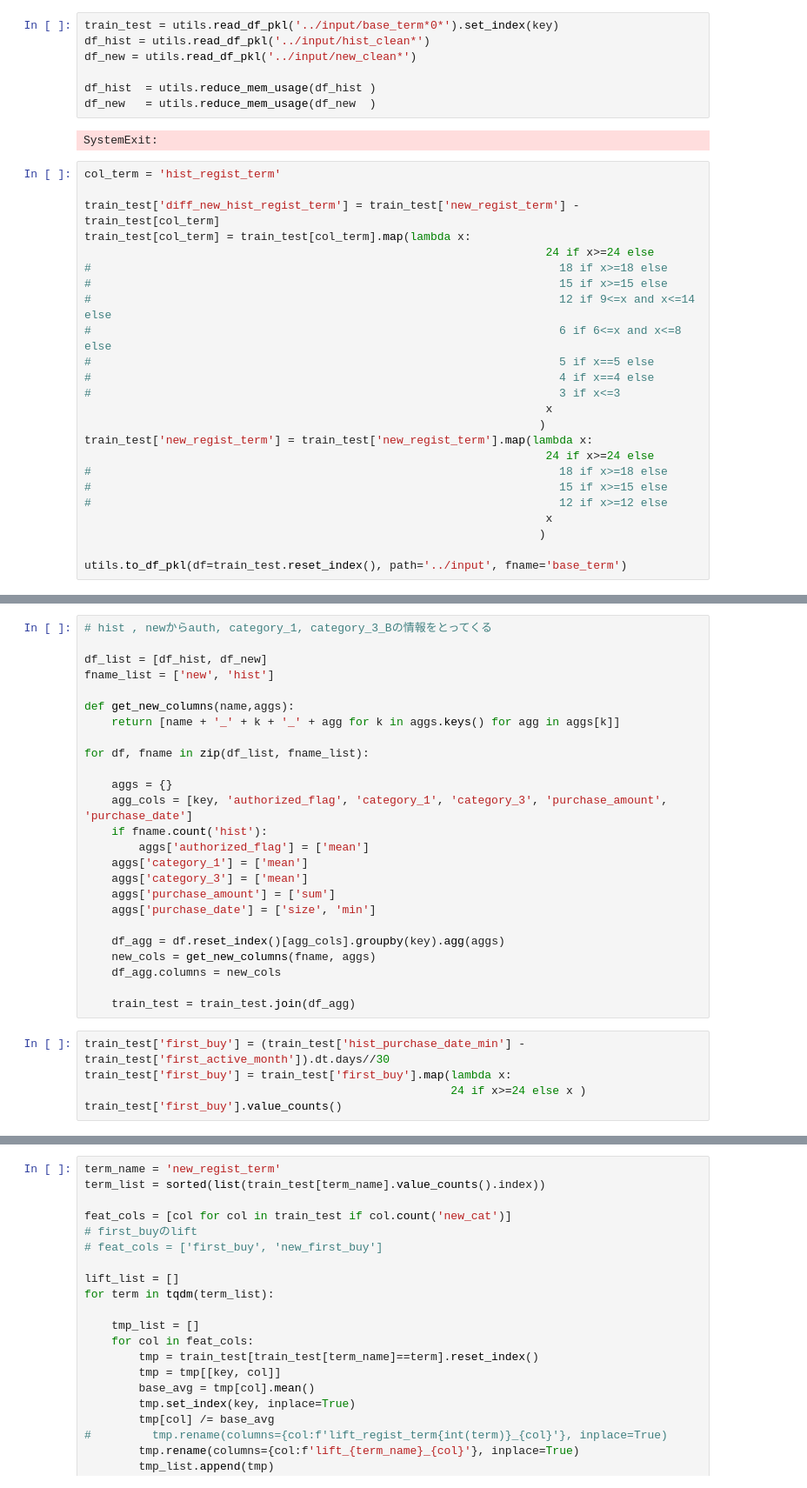
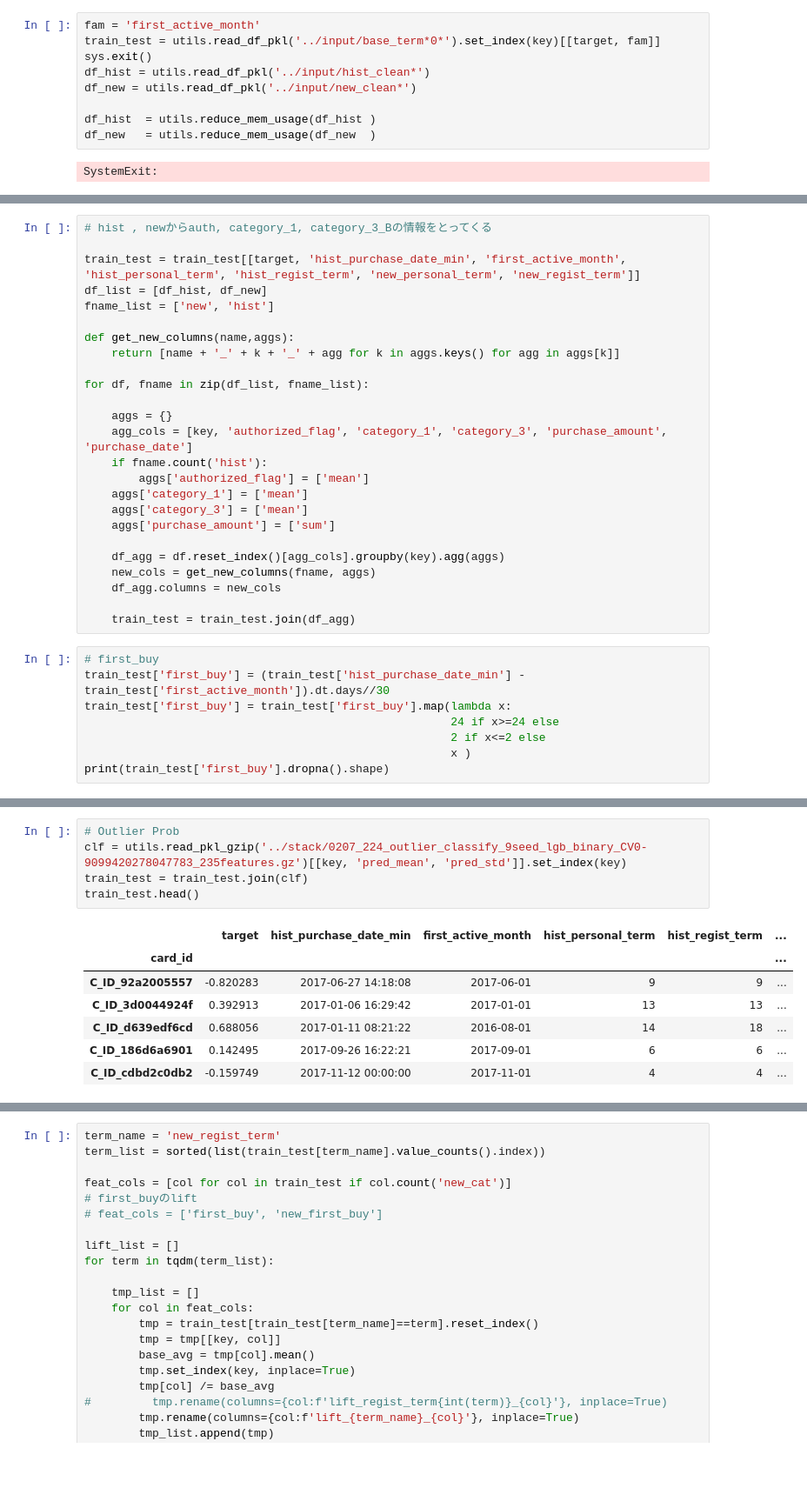
Before and after one commit to Chestnut1999/Elo-Recommendation-23place, a Jupyter notebook: jpy/226_elo_eda_outlier_method.ipynb, the cells around one changed output, grey strips where cells are left out. Shown at 87% size. Saved outputs shown, nothing was run; the diff lists cells and outputs as text; blank space fills up the shorter version.

```diff
--- a/jpy/226_elo_eda_outlier_method.ipynb
+++ b/jpy/226_elo_eda_outlier_method.ipynb
@@ -27,7 +27,9 @@ key = 'card_id'
 target = 'target'
 ignore_list = [key, target, 'merchant_id', 'first_avtive_month']
 # %%
-train_test = utils.read_df_pkl('../input/base_term*0*').set_index(key)
+fam = 'first_active_month'
+train_test = utils.read_df_pkl('../input/base_term*0*').set_index(key)[[target, fam]]
+sys.exit()
 df_hist = utils.read_df_pkl('../input/hist_clean*')
 df_new = utils.read_df_pkl('../input/new_clean*')
 
@@ -35,27 +37,3 @@ df_hist  = utils.reduce_mem_usage(df_hist )
 df_new   = utils.reduce_mem_usage(df_new  )
 # %% [output]
 SystemExit:
-# %%
-col_term = 'hist_regist_term'
-
-train_test['diff_new_hist_regist_term'] = train_test['new_regist_term'] - train_test[col_term]
-train_test[col_term] = train_test[col_term].map(lambda x:
-                                                                    24 if x>=24 else
-#                                                                     18 if x>=18 else
-#                                                                     15 if x>=15 else
-#                                                                     12 if 9<=x and x<=14 else
-#                                                                     6 if 6<=x and x<=8  else
-#                                                                     5 if x==5 else
-#                                                                     4 if x==4 else
-#                                                                     3 if x<=3
-                                                                    x
-                                                                   )
-train_test['new_regist_term'] = train_test['new_regist_term'].map(lambda x:
-                                                                    24 if x>=24 else
-#                                                                     18 if x>=18 else
-#                                                                     15 if x>=15 else
-#                                                                     12 if x>=12 else
-                                                                    x
-                                                                   )
-
-utils.to_df_pkl(df=train_test.reset_index(), path='../input', fname='base_term')
@@ -82,6 +150,7 @@ df_new['category_3'] = df_new['category_3'].map(lambda x: 1 if x=='B' else 0)
 # %%
 # hist , newからauth, category_1, category_3_Bの情報をとってくる
 
+train_test = train_test[[target, 'hist_purchase_date_min', 'first_active_month', 'hist_personal_term', 'hist_regist_term', 'new_personal_term', 'new_regist_term']]
 df_list = [df_hist, df_new]
 fname_list = ['new', 'hist']
 
@@ -97,7 +166,6 @@ for df, fname in zip(df_list, fname_list):
     aggs['category_1'] = ['mean']
     aggs['category_3'] = ['mean']
     aggs['purchase_amount'] = ['sum']
-    aggs['purchase_date'] = ['size', 'min']
 
     df_agg = df.reset_index()[agg_cols].groupby(key).agg(aggs)
     new_cols = get_new_columns(fname, aggs)
@@ -105,8 +173,11 @@ for df, fname in zip(df_list, fname_list):
 
     train_test = train_test.join(df_agg)
 # %%
+# first_buy
 train_test['first_buy'] = (train_test['hist_purchase_date_min'] - train_test['first_active_month']).dt.days//30
 train_test['first_buy'] = train_test['first_buy'].map(lambda x:
-                                                      24 if x>=24 else x )
-train_test['first_buy'].value_counts()
+                                                      24 if x>=24 else
+                                                      2 if x<=2 else
+                                                      x )
+print(train_test['first_buy'].dropna().shape)
 # %% [output]
@@ -130 +185,14 @@ Name: first_buy, dtype: int64
+# %%
+# Outlier Prob
+clf = utils.read_pkl_gzip('../stack/0207_224_outlier_classify_9seed_lgb_binary_CV0-9099420278047783_235features.gz')[[key, 'pred_mean', 'pred_std']].set_index(key)
+train_test = train_test.join(clf)
+train_test.head()
+# %% [output]
+|  | target | hist_purchase_date_min | first_active_month | hist_personal_term | hist_regist_term | ... |
+| card_id |  |  |  |  |  | ... |
+| C_ID_92a2005557 | -0.820283 | 2017-06-27 14:18:08 | 2017-06-01 | 9 | 9 | ... |
+| C_ID_3d0044924f | 0.392913 | 2017-01-06 16:29:42 | 2017-01-01 | 13 | 13 | ... |
+| C_ID_d639edf6cd | 0.688056 | 2017-01-11 08:21:22 | 2016-08-01 | 14 | 18 | ... |
+| C_ID_186d6a6901 | 0.142495 | 2017-09-26 16:22:21 | 2017-09-01 | 6 | 6 | ... |
+| C_ID_cdbd2c0db2 | -0.159749 | 2017-11-12 00:00:00 | 2017-11-01 | 4 | 4 | ... |
 # %%
```
Also changed, not shown: parts of 9 cells of this notebook, 6 other files.
